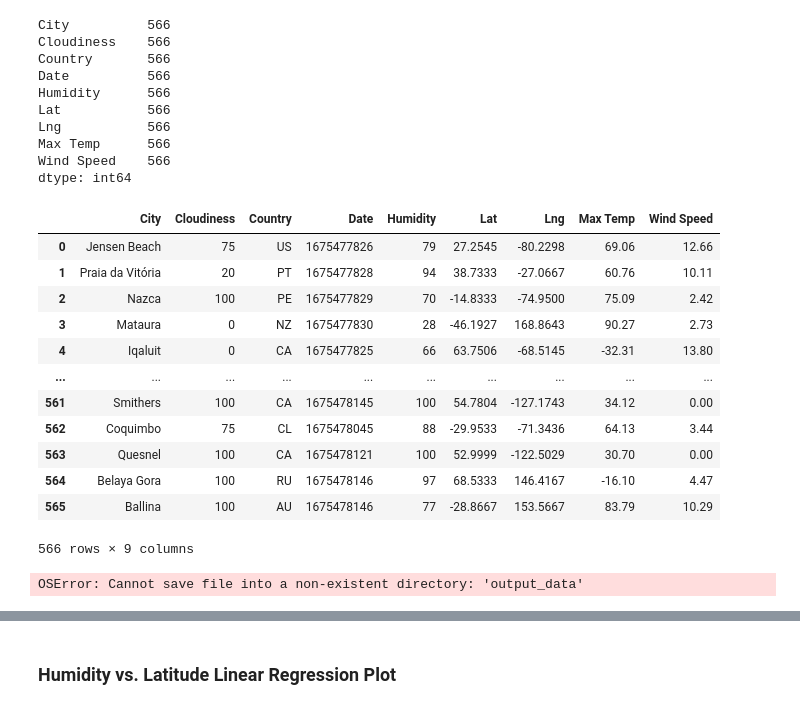
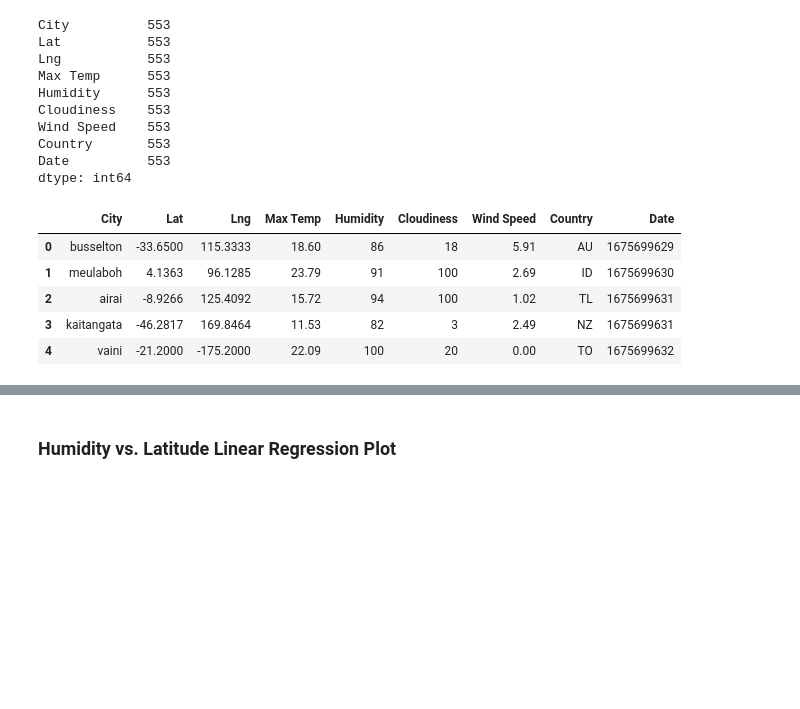
Before and after one commit to SarkarIndrani/python-api-challenge, a Jupyter notebook: WeatherPy/WeatherPy.ipynb, the cells around one changed output, grey strips where cells are left out. Cells and saved outputs as stored; diff of their text form; code cells hidden in the pictures; blank space fills up the shorter version.

```diff
--- a/WeatherPy/WeatherPy.ipynb
+++ b/WeatherPy/WeatherPy.ipynb
@@ -150,54 +139,34 @@ Data Retrieval Complete
 -----------------------------
 # %%
 # Convert the cities weather data into a Pandas DataFrame
-# city_data_df = pd.DataFrame(city_data)
-weather_df = pd.DataFrame({
-                "City" : city_name_list,
-                "Cloudiness" : cloudiness_list,
-                "Country" : country_list,
-                "Date" : date_list,
-                "Humidity" : humidity_list,
-                "Lat" : lat_list,
-                "Lng" : lng_list,
-                "Max Temp" : max_temp_list,
-                "Wind Speed" : wind_speed_list
-})
+city_data_df = pd.DataFrame(city_data)
 
-# Show Record count
-weather_df.count()
+#Show Record Count
+city_data_df.count()
 # %% [output]
-City          566
-Cloudiness    566
-Country       566
-Date          566
-Humidity      566
-Lat           566
-Lng           566
-Max Temp      566
-Wind Speed    566
+City          553
+Lat           553
+Lng           553
+Max Temp      553
+Humidity      553
+Cloudiness    553
+Wind Speed    553
+Country       553
+Date          553
 dtype: int64
 # %%
 # Display sample data
-weather_df
+city_data_df.head()
 # %% [output]
-|  | City | Cloudiness | Country | Date | Humidity | Lat | Lng | Max Temp | Wind Speed |
-| 0 | Jensen Beach | 75 | US | 1675477826 | 79 | 27.2545 | -80.2298 | 69.06 | 12.66 |
-| 1 | Praia da Vitória | 20 | PT | 1675477828 | 94 | 38.7333 | -27.0667 | 60.76 | 10.11 |
-| 2 | Nazca | 100 | PE | 1675477829 | 70 | -14.8333 | -74.9500 | 75.09 | 2.42 |
-| 3 | Mataura | 0 | NZ | 1675477830 | 28 | -46.1927 | 168.8643 | 90.27 | 2.73 |
-| 4 | Iqaluit | 0 | CA | 1675477825 | 66 | 63.7506 | -68.5145 | -32.31 | 13.80 |
-| ... | ... | ... | ... | ... | ... | ... | ... | ... | ... |
-| 561 | Smithers | 100 | CA | 1675478145 | 100 | 54.7804 | -127.1743 | 34.12 | 0.00 |
-| 562 | Coquimbo | 75 | CL | 1675478045 | 88 | -29.9533 | -71.3436 | 64.13 | 3.44 |
-| 563 | Quesnel | 100 | CA | 1675478121 | 100 | 52.9999 | -122.5029 | 30.70 | 0.00 |
-| 564 | Belaya Gora | 100 | RU | 1675478146 | 97 | 68.5333 | 146.4167 | -16.10 | 4.47 |
-| 565 | Ballina | 100 | AU | 1675478146 | 77 | -28.8667 | 153.5667 | 83.79 | 10.29 |
+|  | City | Lat | Lng | Max Temp | Humidity | Cloudiness | Wind Speed | Country | Date |
+| 0 | busselton | -33.6500 | 115.3333 | 18.60 | 86 | 18 | 5.91 | AU | 1675699629 |
+| 1 | meulaboh | 4.1363 | 96.1285 | 23.79 | 91 | 100 | 2.69 | ID | 1675699630 |
+| 2 | airai | -8.9266 | 125.4092 | 15.72 | 94 | 100 | 1.02 | TL | 1675699631 |
+| 3 | kaitangata | -46.2817 | 169.8464 | 11.53 | 82 | 3 | 2.49 | NZ | 1675699631 |
+| 4 | vaini | -21.2000 | -175.2000 | 22.09 | 100 | 20 | 0.00 | TO | 1675699632 |
-566 rows × 9 columns
 # %%
 #Export the city data into a .csv.
-weather_df.to_csv("../output_data/cities.csv", index_label='City_ID')
+city_data_df.to_csv("output_data/cities.csv", index_label='City_ID')
-# %% [output]
-OSError: Cannot save file into a non-existent directory: 'output_data'
 # %%
 # Read saved data
 city_data_df = pd.read_csv("output_data/cities.csv", index_col="City_ID")
```
Also changed, not shown: parts of 55 cells of this notebook, 17 other files.
